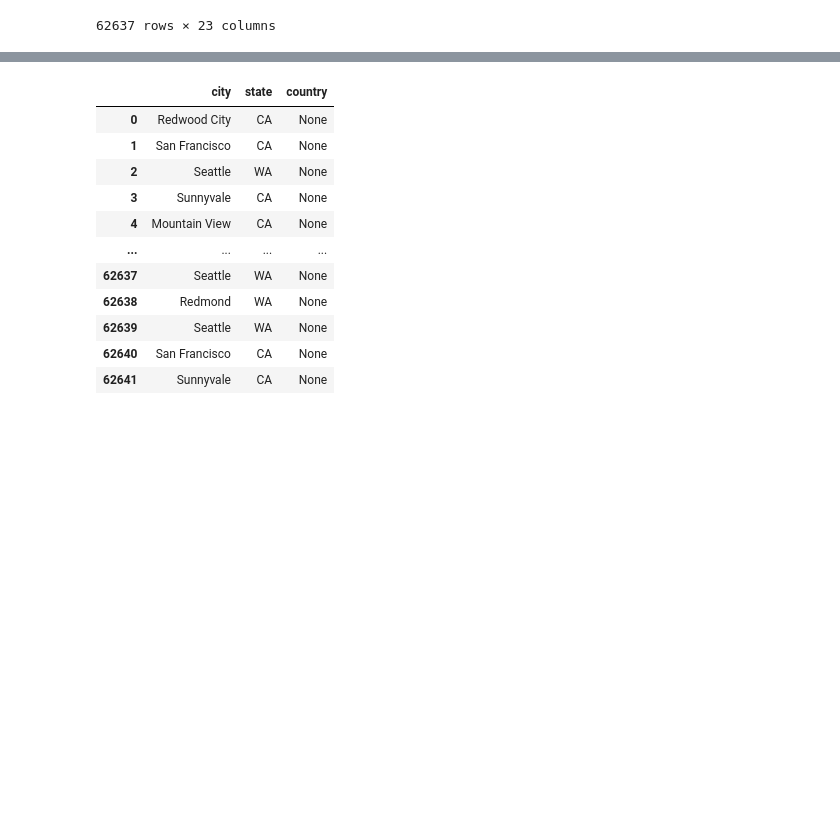
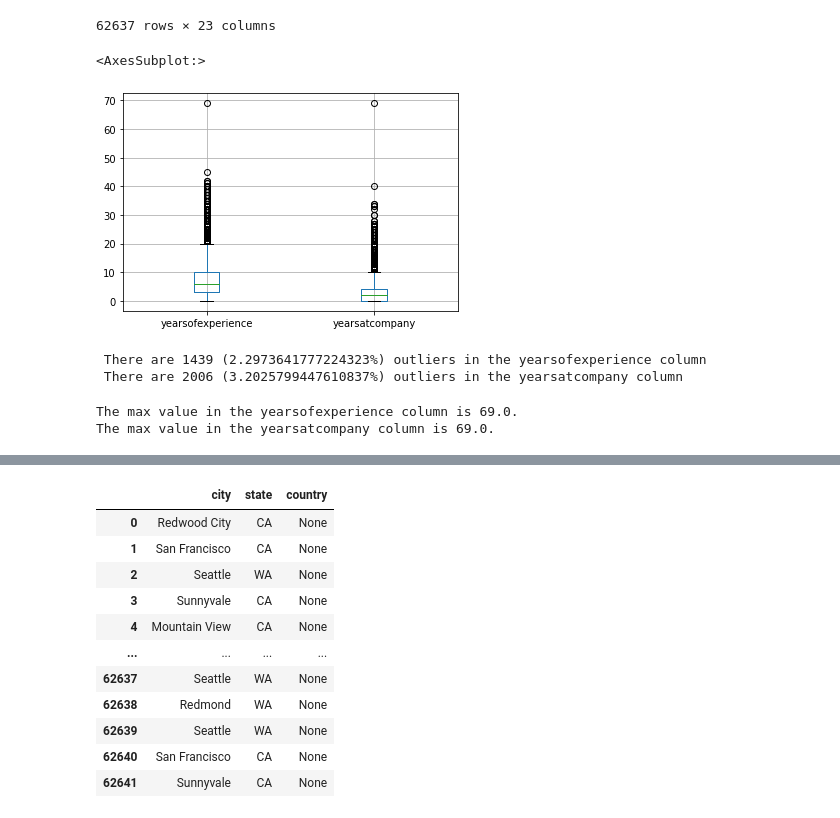
Before and after one commit to mgsrichard/Capstone-Project, a Jupyter notebook: Cleaning Data.ipynb, the cells around one changed output, grey strips where cells are left out. Drawn from its saved outputs; the diff is of its cells as text; code cells hidden in the pictures; blank space fills up the shorter version.

Commit message:
cleaned years of experience columns

```diff
--- a/Cleaning Data.ipynb
+++ b/Cleaning Data.ipynb
@@ -394,3 +394,24 @@ salaries_df
 | 62640 | Salesforce | Software Engineer | 280000 | San Francisco, CA | 8.0 | 4.0 | 194688 | ... |
 | 62641 | apple | Software Engineer | 200000 | Sunnyvale, CA | 0.0 | 0.0 | 155000 | ... |
 62637 rows × 23 columns
+# %%
+#Check years of experience and years at company for outliers
+salaries_df.boxplot(column = ["yearsofexperience","yearsatcompany"])
+# %% [output]
+<AxesSubplot:>
+[figure, added]
+# %%
+experience_outliers = len(findoutliers(salaries_df.yearsofexperience))
+yrscompany_outliers = len(findoutliers(salaries_df.yearsatcompany))
+print(f" There are {experience_outliers} ({experience_outliers/float(row_count)*100}%) outliers in the yearsofexperience column")
+print(f" There are {yrscompany_outliers} ({yrscompany_outliers/float(row_count)*100}%) outliers in the yearsatcompany column")
+# %% [output]
+ There are 1439 (2.2973641777224323%) outliers in the yearsofexperience column
+ There are 2006 (3.2025799447610837%) outliers in the yearsatcompany column
+# %%
+#Look at maximum values for these two columns
+print(f"The max value in the yearsofexperience column is {salaries_df.yearsofexperience.max()}.")
+print(f"The max value in the yearsatcompany column is {salaries_df.yearsatcompany.max()}.")
+# %% [output]
+The max value in the yearsofexperience column is 69.0.
+The max value in the yearsatcompany column is 69.0.
```
Also changed, not shown: parts of 7 cells of this notebook.
